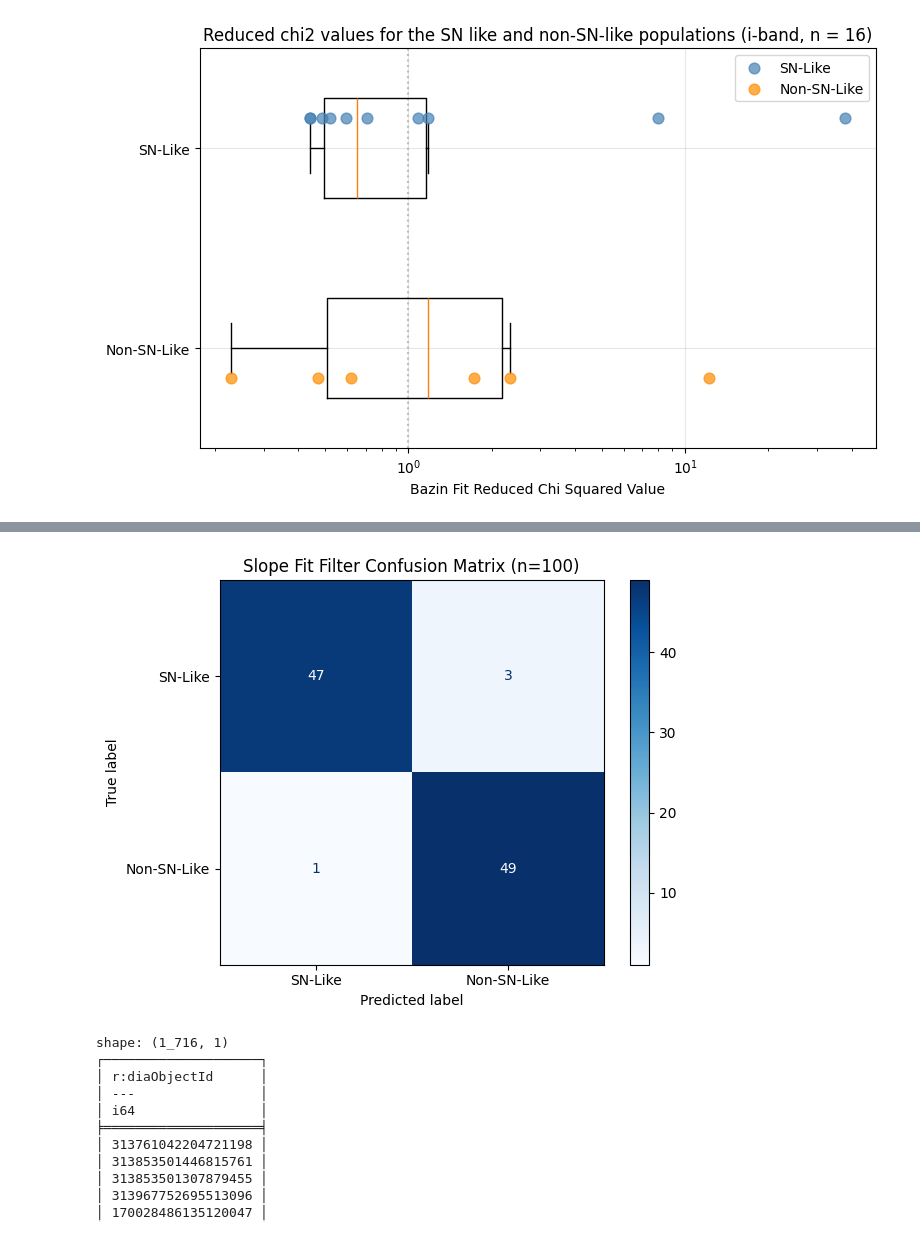
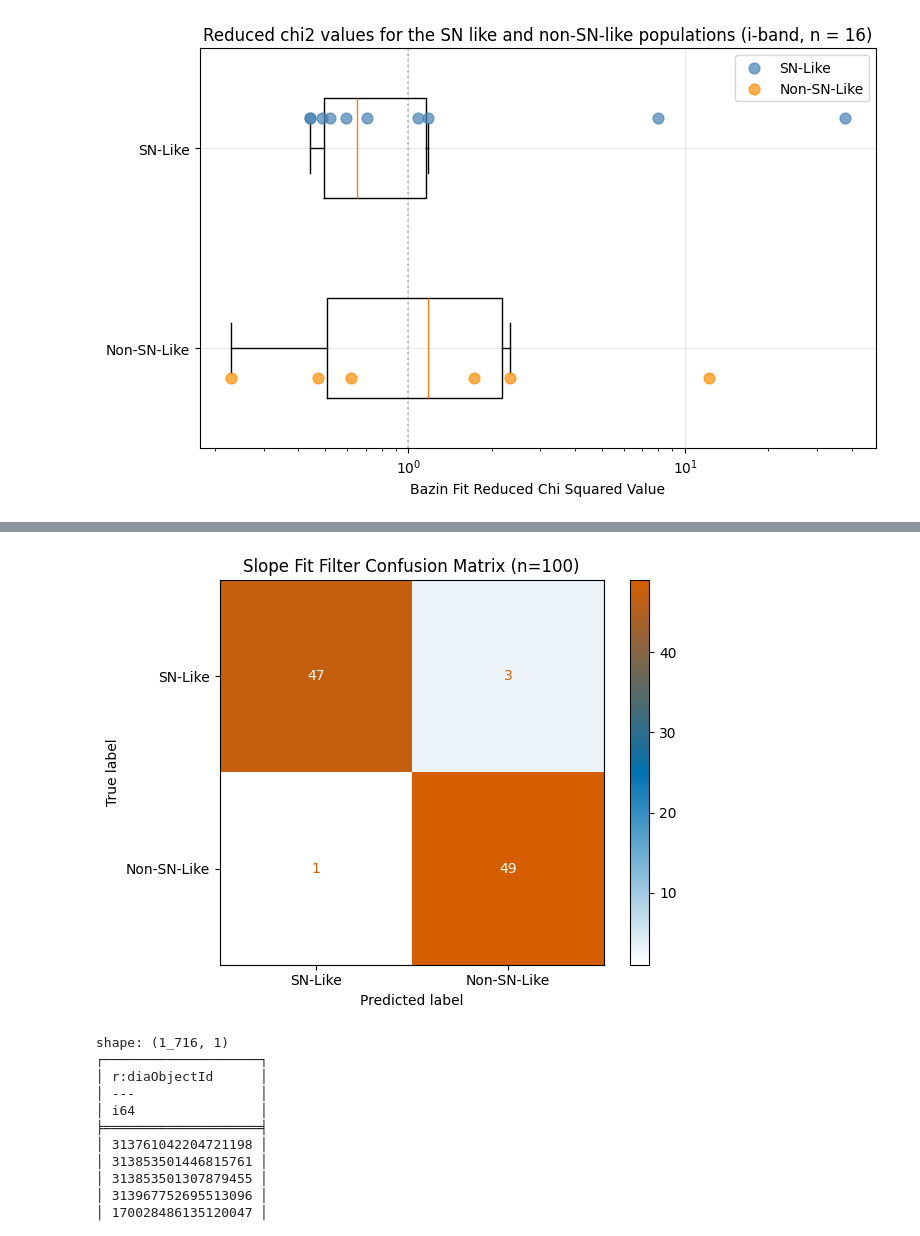
Before and after one commit to Webd0g/Honours_Project, a Jupyter notebook: notebooks/draft_scripts_and_small_scripts.ipynb, the cells around one changed output, grey strips where cells are left out. Drawn from its saved outputs; the diff is of its cells as text; code cells hidden in the pictures.

Commit message:
Just added some functions for creating plots, did not change the functions that do the actual math, also added the colour acessible colours for our plots.

```diff
--- a/notebooks/draft_scripts_and_small_scripts.ipynb
+++ b/notebooks/draft_scripts_and_small_scripts.ipynb
@@ -2410,8 +2423,10 @@ shape: (47, 1)
 # %%
 """Making confusion matrices for the evaluation of slope fitting on 20 and 100 object sample tests."""
+from sklearn.metrics import confusion_matrix, ConfusionMatrixDisplay
+from matplotlib.colors import LinearSegmentedColormap
+
 import matplotlib.pyplot as plt
 import polars as pl
-from sklearn.metrics import confusion_matrix, ConfusionMatrixDisplay
 
 # y_true: ground truth labels, e.g. "sn_like" / "non_sn_like" for each of your 100 objects
 # y_pred: whether your filter passed or failed each object, e.g. "passed" / "failed"
@@ -2425,36 +2440,41 @@ y_true = (
     ["detected"] * n_sn_passed
     + ["detected"] * n_sn_failed
     + ["not_detected"] * n_non_sn_passed
     + ["not_detected"] * n_non_sn_failed
 )
 
 y_pred = (
     ["detected"] * n_sn_passed
     + ["not_detected"] * n_sn_failed
     + ["detected"] * n_non_sn_passed
     + ["not_detected"] * n_non_sn_failed
 )
 
+custom_cmap = LinearSegmentedColormap.from_list(
+    "custom_blue_orange",
+    ["#ffffff", "#0072B2", "#D55E00"],  # light/zero to blue to orange
+)
 
 cm = confusion_matrix(y_true, y_pred, labels=["detected", "not_detected"])
 
 disp = ConfusionMatrixDisplay(cm, display_labels=["SN-Like", "Non-SN-Like"])
-disp.plot(cmap="Blues", values_format="d")
+disp.plot(cmap=custom_cmap, values_format="d")
 plt.title("Slope Fit Filter Confusion Matrix (n=100)")
 plt.tight_layout()
 plt.savefig(
     Path.home()
     / "Documents"
     / "University"
     / "Honours"
     / "Honours_Project"
     / "images"
-    / "slope_fitting"
+    / "slope_fitting_plots"
     / "100_object_test"
     / "slope_fit_confusion_matrix_n_100.png"
 )
+plt.show()
 # %% [output]
-[figure, old version]
+[figure, new version]
 # %%
 """Deduping a CSV"""
 import polars as pl
```
Also changed, not shown: parts of 1 cell of this notebook, 4 other files.
